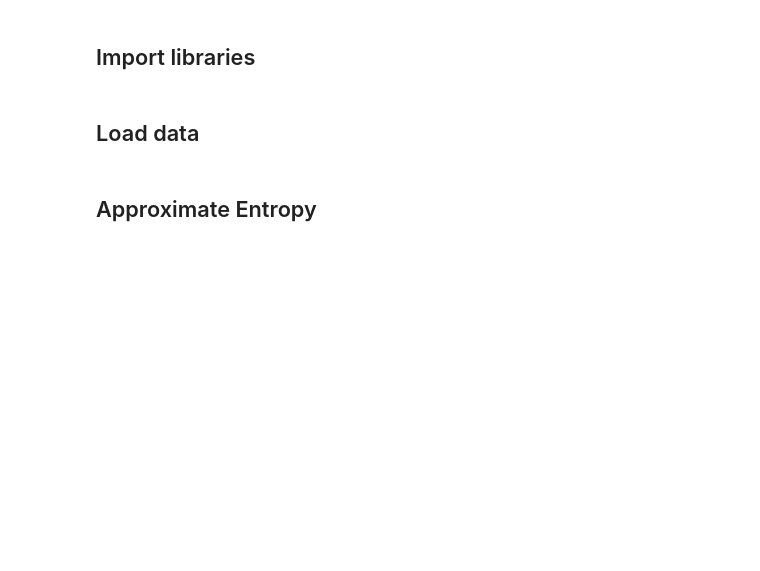
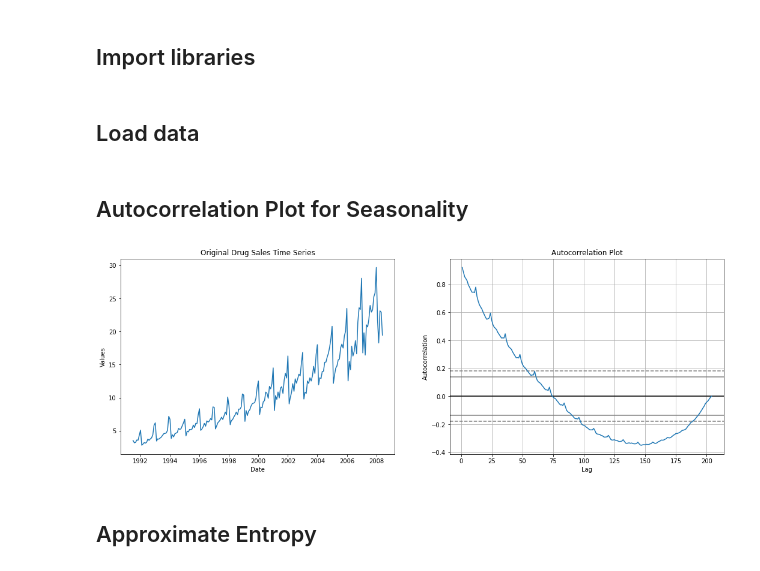
Before and after one commit to lucaskienast/Time-Series-Analysis, a Jupyter notebook: 1) Data Preparation/9) Forecastability Estimation.ipynb, the cells around one changed output. Cells and saved outputs as stored; diff of their text form; code cells hidden in the pictures; blank space fills up the shorter version.

```diff
--- a/1) Data Preparation/9) Forecastability Estimation.ipynb
+++ b/1) Data Preparation/9) Forecastability Estimation.ipynb
@@ -31,6 +32,23 @@ a10_df = pd.read_csv(url2, parse_dates=["date"], index_col="date")
 
 rand_small = np.random.randint(0, 100, size=36)
 rand_big = np.random.randint(0, 100, size=136)
+# %% [markdown]
+## Autocorrelation Plot for Seasonality
+# %%
+# plot original next to deseasonalized time series
+fig, axes = plt.subplots(nrows=1, ncols=2, figsize=(18, 6))
+
+axes[0].set_title("Original Drug Sales Time Series")
+axes[0].set_xlabel('Date')
+axes[0].set_ylabel('Values')
+axes[0].plot(a10_df.index, a10_df.loc[:, "value"])
+
+axes[1].set_title("Autocorrelation Plot")
+autocorrelation_plot(a10_df.loc[:, "value"].tolist(), ax=axes[1])
+
+plt.show()
+# %% [output]
+[figure, added]
 # %% [markdown]
 ## Approximate Entropy
 # %%
```
Also changed, not shown: parts of 4 cells of this notebook.
